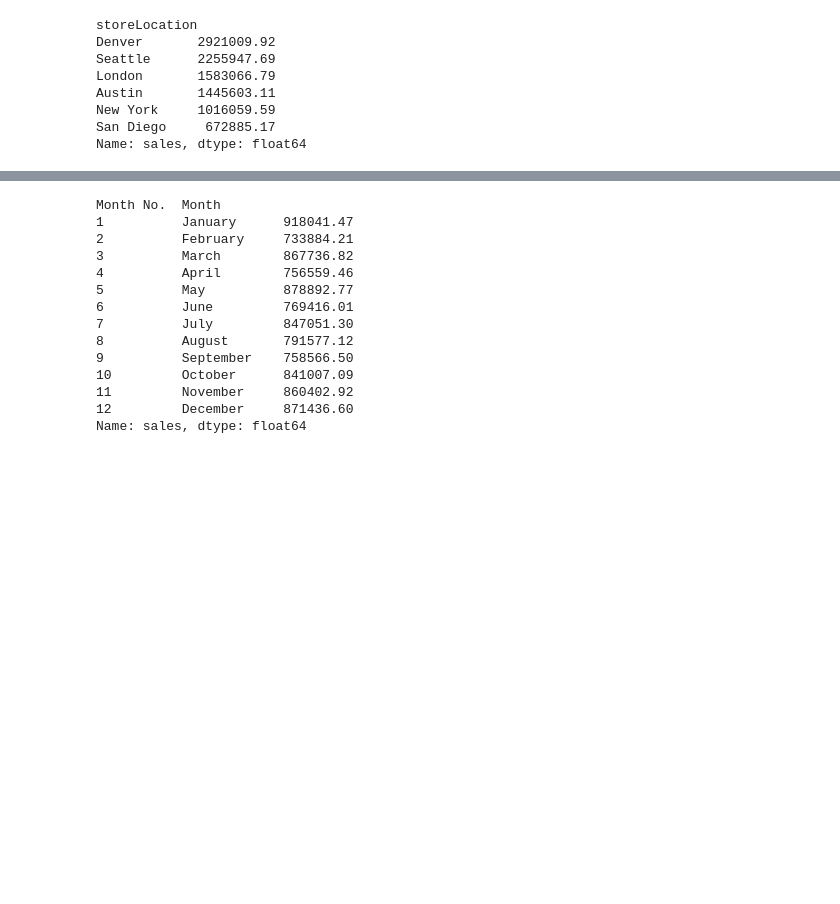
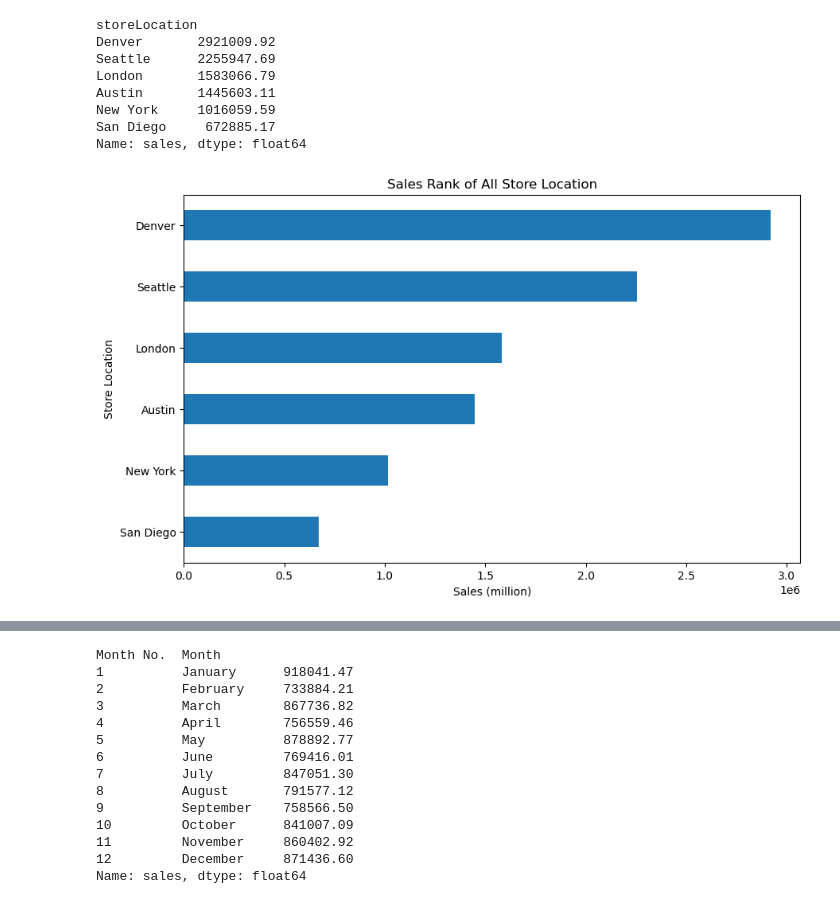
Before and after one commit to tarlrsk/data-analytics-termproject3, a Jupyter notebook: project3.ipynb, the cells around one changed output, grey strips where cells are left out. Cells and saved outputs as stored; diff of their text form; code cells hidden in the pictures; blank space fills up the shorter version.

```diff
--- a/project3.ipynb
+++ b/project3.ipynb
@@ -126,4 +169,12 @@ Austin       1445603.11
 New York     1016059.59
 San Diego     672885.17
 Name: sales, dtype: float64
+# %%
+topItemSalesChart = df.groupby(['storeLocation']).sales.agg("sum").sort_values().plot(kind='barh',
+                                      title='Sales Rank of All Store Location',
+                                      ylabel='Store Location',
+                                      xlabel='Sales (million)',
+                                      figsize=(10, 6),)
+# %% [output]
+[figure, added]
 # %% [markdown]
```
Also changed, not shown: parts of 21 cells of this notebook.
